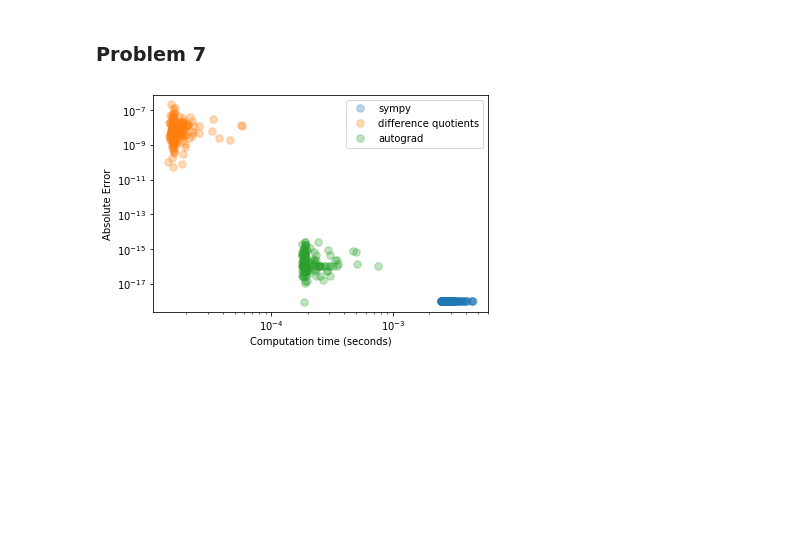
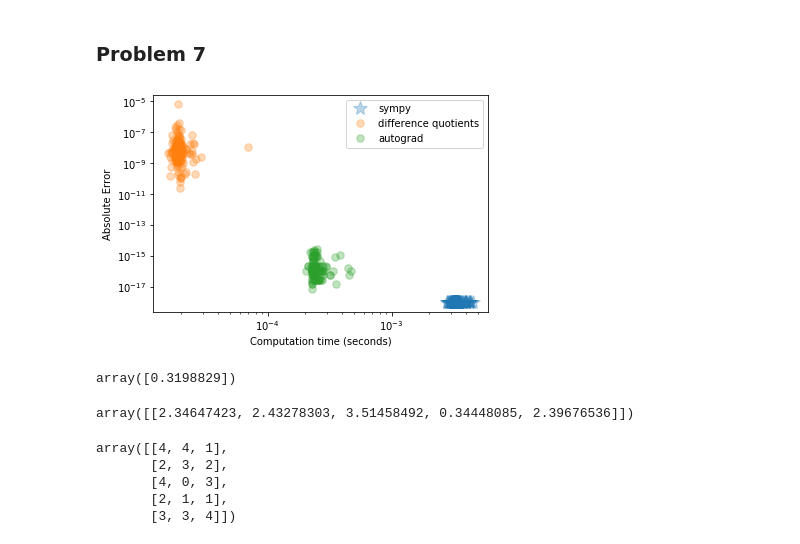
Before and after one commit to timqzhang/persp-model-econ_w20, a Jupyter notebook: ProblemSets/PS2/per_hw2_q1.ipynb, the cells around one changed output. Cells and saved outputs as stored; diff of their text form; code cells hidden in the pictures; blank space fills up the shorter version.

```diff
--- a/ProblemSets/PS2/per_hw2_q1.ipynb
+++ b/ProblemSets/PS2/per_hw2_q1.ipynb
@@ -235,6 +348,8 @@ The result is the same.
 # %% [markdown]
 ### Problem 7
 # %%
+# 三种估计导数的方法的时间和err
+
 import random
 import time
 def func_exp(n):
@@ -248,47 +363,79 @@ def func_exp(n):
 
     for i in range(n):
 
+        # 在某个范围内取随机实数
+
         x0=random.uniform(-math.pi,math.pi)
 
         #sympy
+
+        # 如何计算某个过程的时间长度start and end
 
         start=time.perf_counter()
         f_prime=sy.diff(f_x,x)
         fp=sy.lambdify(x,f_prime)
         value=fp(x0)
+
+        # np append的方法
+
         er_sy=np.append(er_sy,1e-18)
+
         end=time.perf_counter()
+
         time_sy=np.append(time_sy,end-start)
 
         #center quotient
 
         start=time.perf_counter()
         er=abs(func_c4(fx,x0,h)-value)
         end=time.perf_counter()
         time_quo=np.append(time_quo,end-start)
         er_quo=np.append(er_quo,er)
 
         #autograd
         import autograd
-        from autograd import numpy as anp
+        from autograd import numpy as anp # grad版本的numpy
+
         fxx=lambda x: (anp.sin(x)+1)**(anp.sin(anp.cos(x)))
         start=time.perf_counter()
+
         dydx=autograd.grad(fxx)
-        value2=dydx(x0)
+        value2=dydx(x0) # 梯度估计的dydx在x0 更多的grad求导看diff pdf p9
+
         er2=abs(value2-value)
         end=time.perf_counter()
         time_grad=np.append(time_grad,end-start)
         er_grad=np.append(er_grad,er2)
 
     #print(er_quo)
     ax=plt.gca()
-    ax.loglog(time_sy,er_sy,'.',markersize=15,alpha=0.3,label='sympy')
+
+    # alpha是透明度，markersize是点大小，.是marker的format，也可以是o, -,*
+
+    ax.loglog(time_sy,er_sy,'',markersize=15,alpha=0.3,label='sympy')
     ax.loglog(time_quo,er_quo,'.',markersize=15,alpha=0.3,label='difference quotients')
     ax.loglog(time_grad,er_grad,'.',markersize=15,alpha=0.3,label='autograd')
     ax.legend()
     plt.xlabel('Computation time (seconds)')
     plt.ylabel('Absolute Error')
 n=200
 func_exp(n)
 # %% [output]
-[figure, old version]
+[figure, new version]
+# %%
+np.random.random(1)
+# %% [output]
+array([0.3198829])
+# %%
+(5 - 0) * np.random.random_sample((1,5)) + 0
+# [0,5]的随机数
+# %% [output]
+array([[2.34647423, 2.43278303, 3.51458492, 0.34448085, 2.39676536]])
+# %%
+np.random.randint(0,high=5,size=(5,3)) #随机整数
+# %% [output]
+array([[4, 4, 1],
+       [2, 3, 2],
+       [4, 0, 3],
+       [2, 1, 1],
+       [3, 3, 4]])
```
Also changed, not shown: parts of 19 cells of this notebook, 16 other files.
